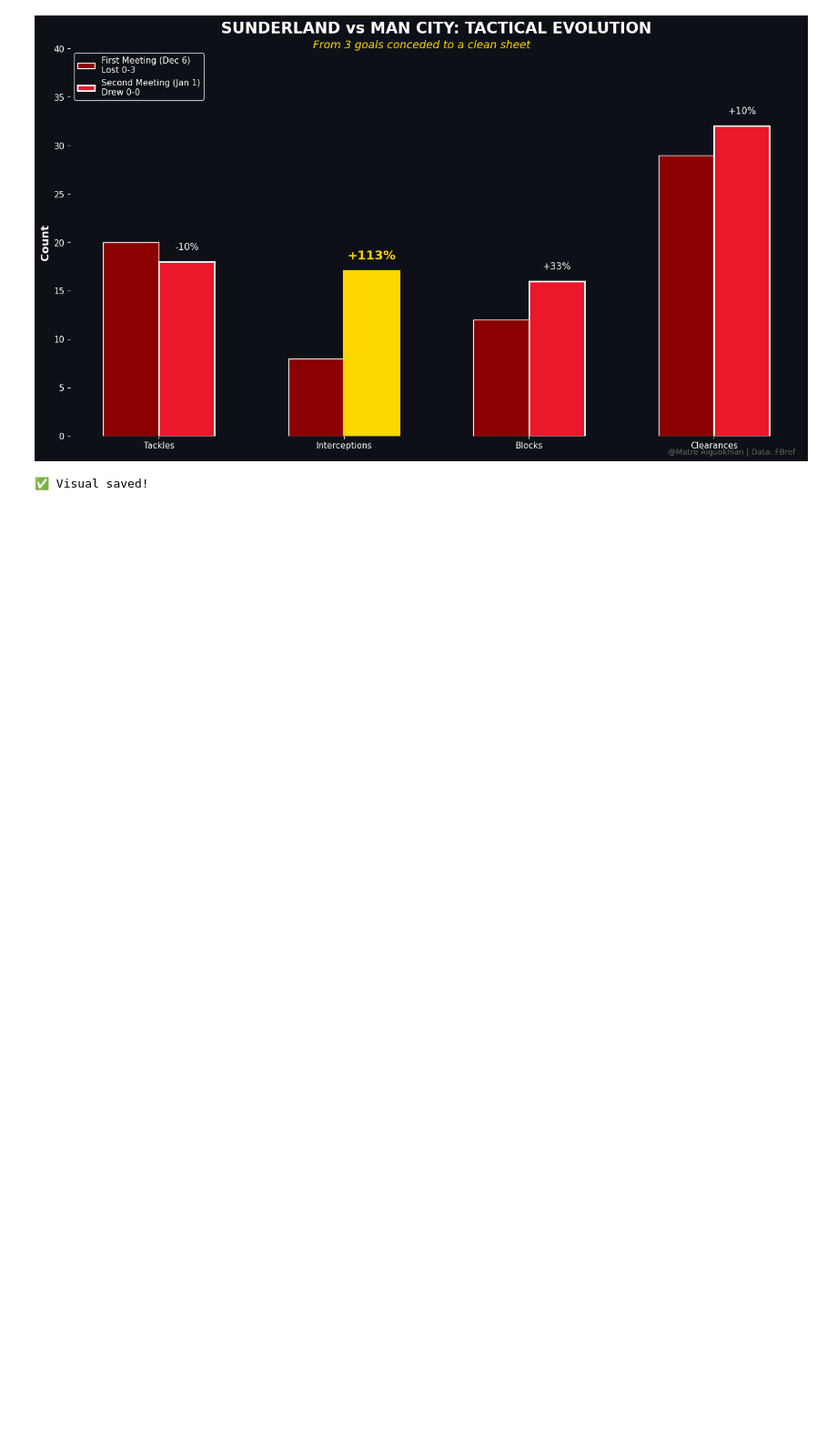
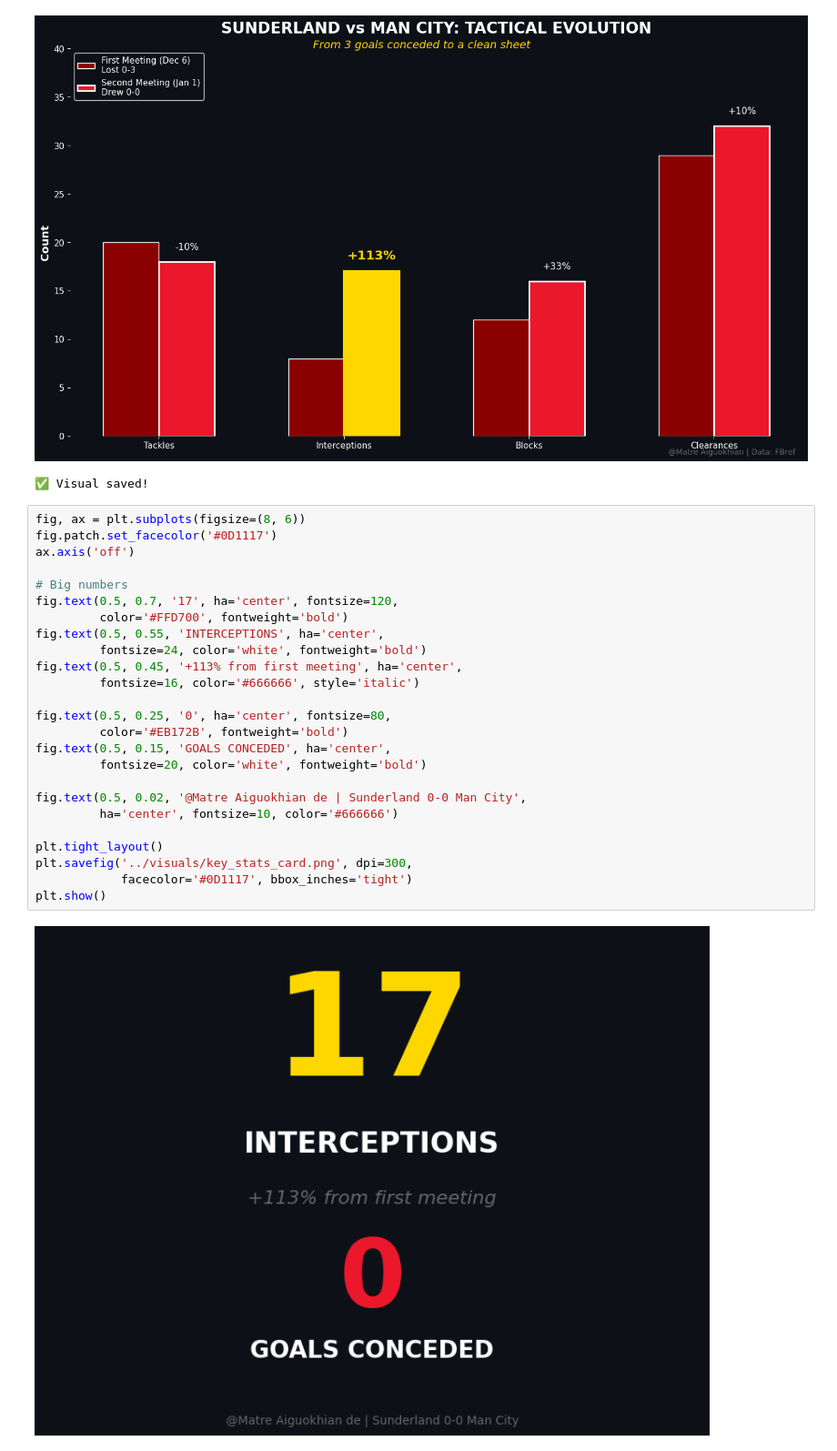
Before and after one commit to Matre5/january-2026-football-analytics, a Jupyter notebook: notebooks/01_jan01_sunderland_mancity.ipynb, the cells around one changed output. Shown at 91% size. Drawn from its saved outputs; the diff is of its cells as text; blank space fills up the shorter version.

Commit message:
visuals updated

```diff
--- a/notebooks/01_jan01_sunderland_mancity.ipynb
+++ b/notebooks/01_jan01_sunderland_mancity.ipynb
@@ -371,3 +371,30 @@ print("✅ Visual saved!")
 # %% [output]
 [figure]
 ✅ Visual saved!
+# %%
+fig, ax = plt.subplots(figsize=(8, 6))
+fig.patch.set_facecolor('#0D1117')
+ax.axis('off')
+
+# Big numbers
+fig.text(0.5, 0.7, '17', ha='center', fontsize=120,
+         color='#FFD700', fontweight='bold')
+fig.text(0.5, 0.55, 'INTERCEPTIONS', ha='center',
+         fontsize=24, color='white', fontweight='bold')
+fig.text(0.5, 0.45, '+113% from first meeting', ha='center',
+         fontsize=16, color='#666666', style='italic')
+
+fig.text(0.5, 0.25, '0', ha='center', fontsize=80,
+         color='#EB172B', fontweight='bold')
+fig.text(0.5, 0.15, 'GOALS CONCEDED', ha='center',
+         fontsize=20, color='white', fontweight='bold')
+
+fig.text(0.5, 0.02, '@Matre Aiguokhian de | Sunderland 0-0 Man City',
+         ha='center', fontsize=10, color='#666666')
+
+plt.tight_layout()
+plt.savefig('../visuals/key_stats_card.png', dpi=300,
+            facecolor='#0D1117', bbox_inches='tight')
+plt.show()
+# %% [output]
+[figure, added]
```
Also changed, not shown: 1 other file.
